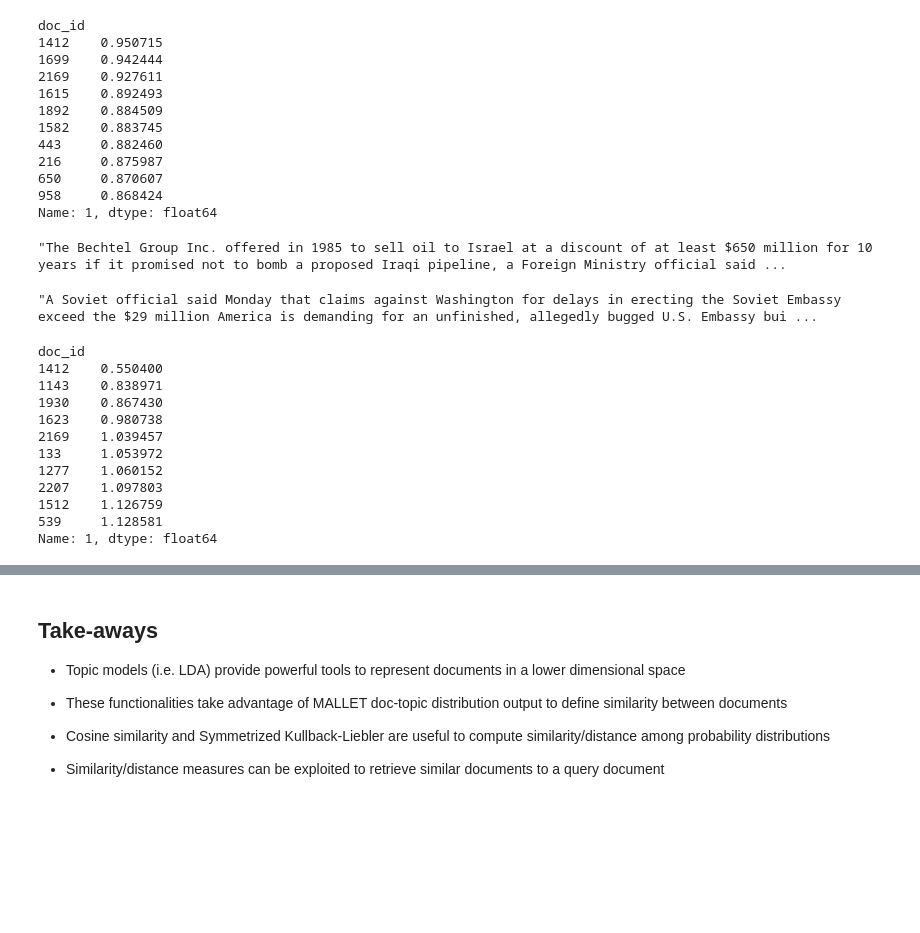
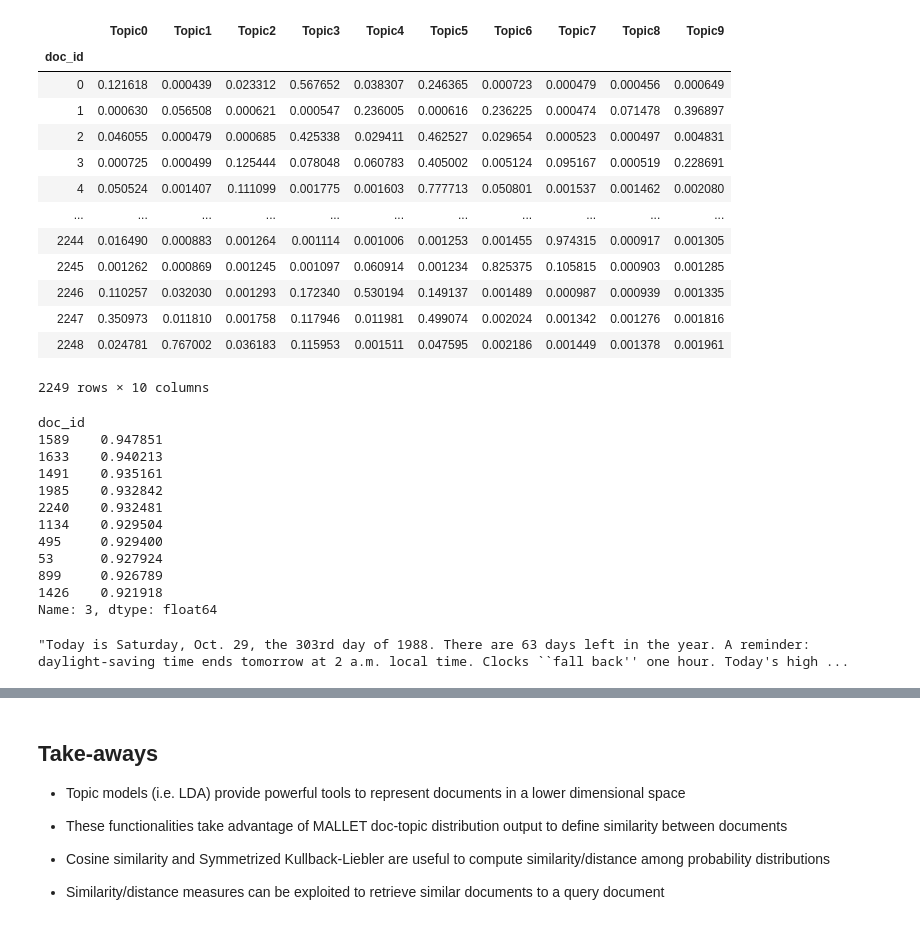
Before and after one commit to endlessinertia/DTM_Topic_Models_Tutorial, a Jupyter notebook: D&TM_LDA-topic-similarity.ipynb, the cells around one changed output, grey strips where cells are left out. Cells and saved outputs as stored; diff of their text form; code cells hidden in the pictures; blank space fills up the shorter version.

```diff
--- a/D&TM_LDA-topic-similarity.ipynb
+++ b/D&TM_LDA-topic-similarity.ipynb
@@ -77,41 +96,40 @@ doc_sim_df = compute_doc_cosine_similarity(doc_topic_df)
+# %%
+doc_topic_df
+# %% [output]
+|  | Topic0 | Topic1 | Topic2 | Topic3 | Topic4 | Topic5 | Topic6 | Topic7 | Topic8 | Topic9 |
+| doc_id |  |  |  |  |  |  |  |  |  |  |
+| 0 | 0.121618 | 0.000439 | 0.023312 | 0.567652 | 0.038307 | 0.246365 | 0.000723 | 0.000479 | 0.000456 | 0.000649 |
+| 1 | 0.000630 | 0.056508 | 0.000621 | 0.000547 | 0.236005 | 0.000616 | 0.236225 | 0.000474 | 0.071478 | 0.396897 |
+| 2 | 0.046055 | 0.000479 | 0.000685 | 0.425338 | 0.029411 | 0.462527 | 0.029654 | 0.000523 | 0.000497 | 0.004831 |
+| 3 | 0.000725 | 0.000499 | 0.125444 | 0.078048 | 0.060783 | 0.405002 | 0.005124 | 0.095167 | 0.000519 | 0.228691 |
+| 4 | 0.050524 | 0.001407 | 0.111099 | 0.001775 | 0.001603 | 0.777713 | 0.050801 | 0.001537 | 0.001462 | 0.002080 |
+| ... | ... | ... | ... | ... | ... | ... | ... | ... | ... | ... |
+| 2244 | 0.016490 | 0.000883 | 0.001264 | 0.001114 | 0.001006 | 0.001253 | 0.001455 | 0.974315 | 0.000917 | 0.001305 |
+| 2245 | 0.001262 | 0.000869 | 0.001245 | 0.001097 | 0.060914 | 0.001234 | 0.825375 | 0.105815 | 0.000903 | 0.001285 |
+| 2246 | 0.110257 | 0.032030 | 0.001293 | 0.172340 | 0.530194 | 0.149137 | 0.001489 | 0.000987 | 0.000939 | 0.001335 |
+| 2247 | 0.350973 | 0.011810 | 0.001758 | 0.117946 | 0.011981 | 0.499074 | 0.002024 | 0.001342 | 0.001276 | 0.001816 |
+| 2248 | 0.024781 | 0.767002 | 0.036183 | 0.115953 | 0.001511 | 0.047595 | 0.002186 | 0.001449 | 0.001378 | 0.001961 |
+2249 rows × 10 columns
 # %%
-retrieve_most_similar_doc(doc_sim_df, query_doc, k=10)
+retrieved_docs_series = retrieve_most_similar_doc(doc_sim_df, query_doc, k=10)
+retrieved_docs_series
 # %% [output]
 doc_id
-1412    0.950715
-1699    0.942444
-2169    0.927611
-1615    0.892493
-1892    0.884509
-1582    0.883745
-443     0.882460
-216     0.875987
-650     0.870607
-958     0.868424
-Name: 1, dtype: float64
+1589    0.947851
+1633    0.940213
+1491    0.935161
+1985    0.932842
+2240    0.932481
+1134    0.929504
+495     0.929400
+53      0.927924
+899     0.926789
+1426    0.921918
+Name: 3, dtype: float64
 # %%
-with open('.\\data\\AssociatedPress.txt', 'r') as corpus_f:
+#print out the query document
+with open('./data/AssociatedPress.txt', 'r') as corpus_f:
     corpus_docs = corpus_f.readlines()
 corpus_docs[query_doc]
 # %% [output]
-"The Bechtel Group Inc. offered in 1985 to sell oil to Israel at a discount of at least $650 million for 10 years if it promised not to bomb a proposed Iraqi pipeline, a Foreign Ministry official said ...
+"Today is Saturday, Oct. 29, the 303rd day of 1988. There are 63 days left in the year. A reminder: daylight-saving time ends tomorrow at 2 a.m. local time. Clocks ``fall back'' one hour. Today's high ...
-# %%
-corpus_docs[1412]
-# %% [output]
-"A Soviet official said Monday that claims against Washington for delays in erecting the Soviet Embassy exceed the $29 million America is demanding for an unfinished, allegedly bugged U.S. Embassy bui ...
-# %%
-doc_dist_df = compute_doc_vector_distance(doc_topic_df, distance='skl')
-print(retrieve_most_similar_doc(doc_dist_df, query_doc, n, distance=True))
-# %% [output]
-doc_id
-1412    0.550400
-1143    0.838971
-1930    0.867430
-1623    0.980738
-2169    1.039457
-133     1.053972
-1277    1.060152
-2207    1.097803
-1512    1.126759
-539     1.128581
-Name: 1, dtype: float64
```
Also changed, not shown: parts of 4 cells of this notebook, 1 other file.
